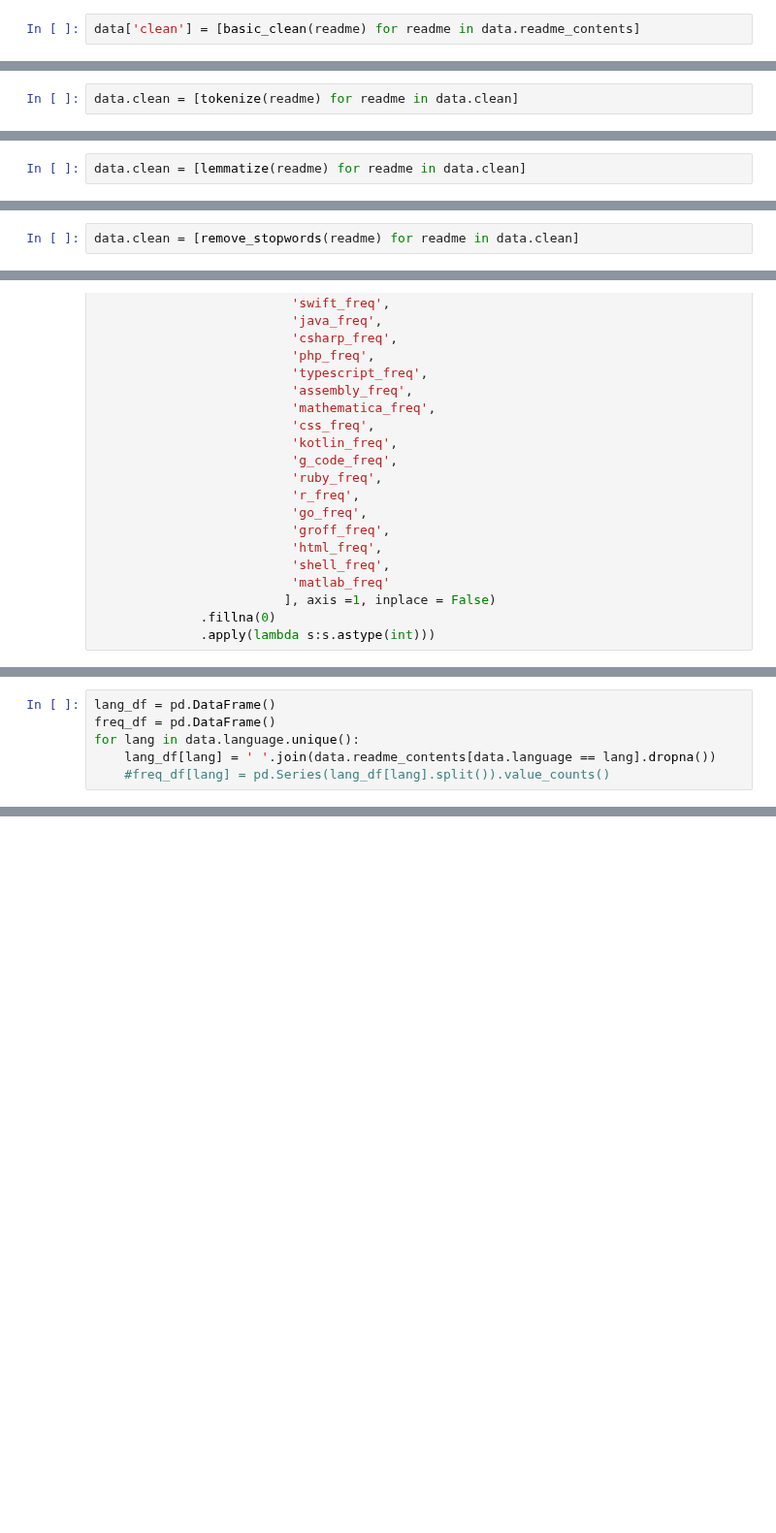
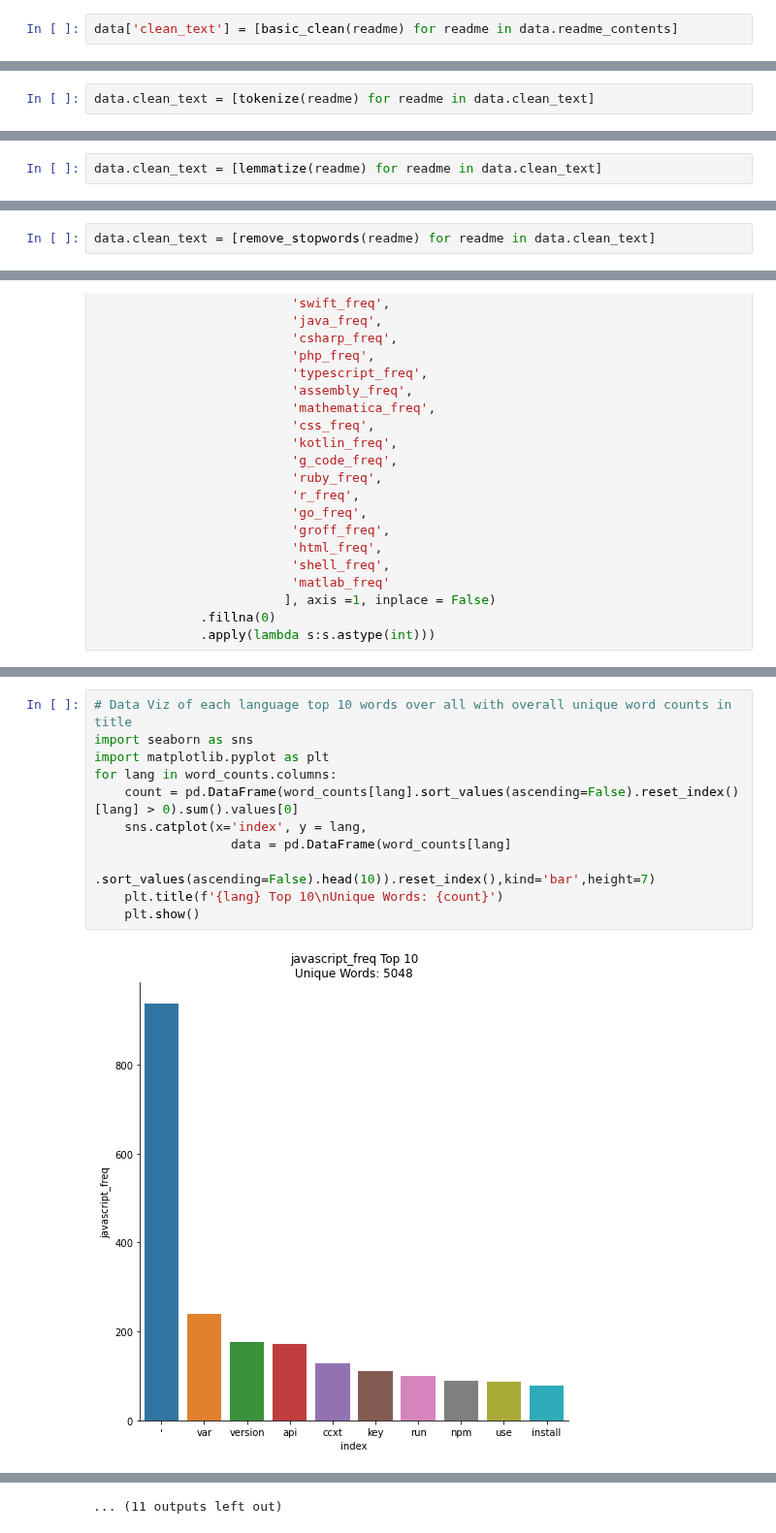
Before and after one commit to codeup-nlp/nlp-project, a Jupyter notebook: mathias_explore.ipynb, the cells around one changed output, grey strips where cells are left out. Shown at 97% size. Drawn from its saved outputs; the diff is of its cells as text; blank space fills up the shorter version.

```diff
--- a/mathias_explore.ipynb
+++ b/mathias_explore.ipynb
@@ -178,7 +178,7 @@ def basic_clean(instr):
     # Return the cleaned string
     return instr
 # %%
-data['clean'] = [basic_clean(readme) for readme in data.readme_contents]
+data['clean_text'] = [basic_clean(readme) for readme in data.readme_contents]
 # %%
 def tokenize(instr):
     '''
@@ -191,7 +191,7 @@ def tokenize(instr):
 
     return instr
 # %%
-data.clean = [tokenize(readme) for readme in data.clean]
+data.clean_text = [tokenize(readme) for readme in data.clean_text]
 # %%
 # def stem(instr):
 #     '''
@@ -220,7 +220,7 @@ def lemmatize(instr):
 
     return instr
 # %%
-data.clean = [lemmatize(readme) for readme in data.clean]
+data.clean_text = [lemmatize(readme) for readme in data.clean_text]
 # %%
 def remove_stopwords(instr, extra_words = [], exclude_words= []):
     '''
@@ -245,4 +245,4 @@ def remove_stopwords(instr, extra_words = [], exclude_words= []):
 
     return words_removed
 # %%
-data.clean = [remove_stopwords(readme) for readme in data.clean]
+data.clean_text = [remove_stopwords(readme) for readme in data.clean_text]
@@ -470,6 +406,13 @@ data.head()
 # %%
-lang_df = pd.DataFrame()
-freq_df = pd.DataFrame()
-for lang in data.language.unique():
-    lang_df[lang] = ' '.join(data.readme_contents[data.language == lang].dropna())
-    #freq_df[lang] = pd.Series(lang_df[lang].split()).value_counts()
+# Data Viz of each language top 10 words over all with overall unique word counts in title
+import seaborn as sns
+import matplotlib.pyplot as plt
+for lang in word_counts.columns:
+    count = pd.DataFrame(word_counts[lang].sort_values(ascending=False).reset_index()[lang] > 0).sum().values[0]
+    sns.catplot(x='index', y = lang,
+                  data = pd.DataFrame(word_counts[lang]
+                                      .sort_values(ascending=False).head(10)).reset_index(),kind='bar',height=7)
+    plt.title(f'{lang} Top 10\nUnique Words: {count}')
+    plt.show()
+# %% [output]
+[figure, added]
@@ -475,0 +430 @@ for lang in data.language.unique():
+... (11 outputs left out)
```
Also changed, not shown: parts of 35 cells of this notebook.
